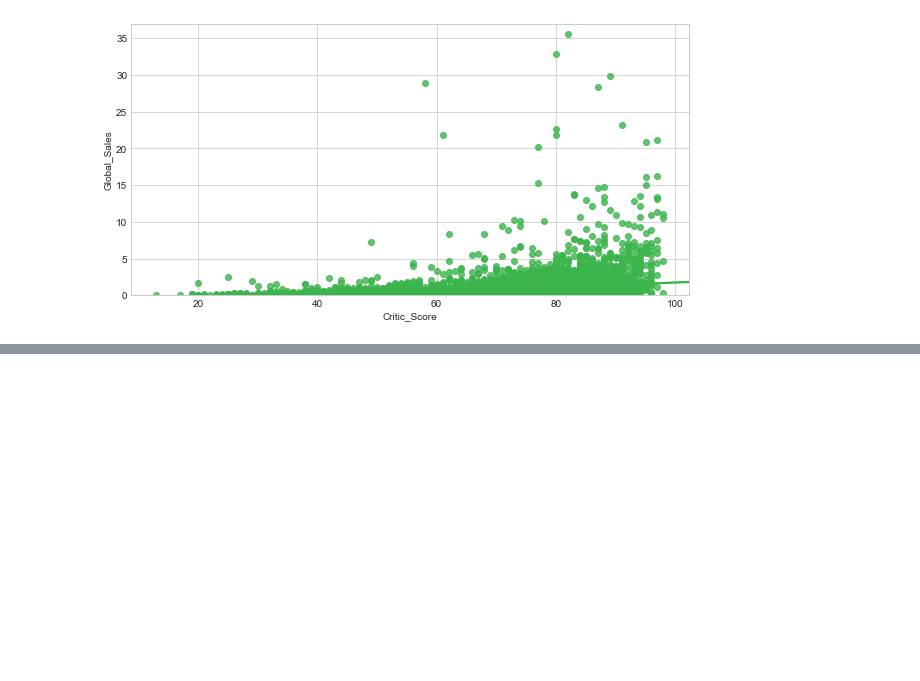
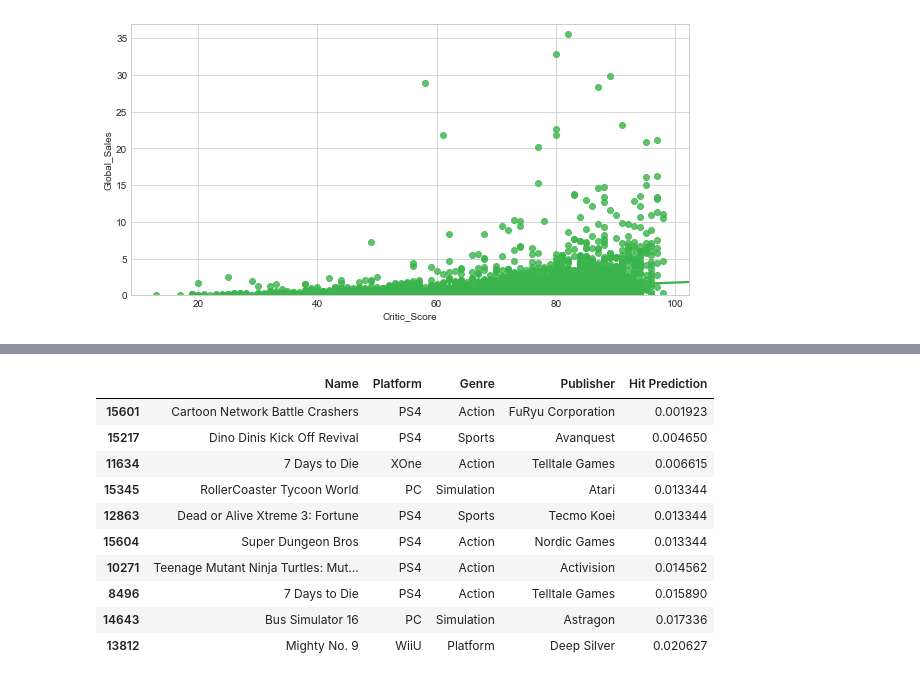
Before and after one commit to ashleyna94/videogames-app, a Jupyter notebook: videogames/MachineLearning.ipynb, the cells around one changed output, grey strips where cells are left out. Cells and saved outputs as stored; diff of their text form; code cells hidden in the pictures; blank space fills up the shorter version.

```diff
--- a/videogames/MachineLearning.ipynb
+++ b/videogames/MachineLearning.ipynb
@@ -117,0 +243,14 @@ plt.show()
+# %%
+predict_test_df2[:-11:-1]
+# %% [output]
+|  | Name | Platform | Genre | Publisher | Hit Prediction |
+| 15601 | Cartoon Network Battle Crashers | PS4 | Action | FuRyu Corporation | 0.001923 |
+| 15217 | Dino Dinis Kick Off Revival | PS4 | Sports | Avanquest | 0.004650 |
+| 11634 | 7 Days to Die | XOne | Action | Telltale Games | 0.006615 |
+| 15345 | RollerCoaster Tycoon World | PC | Simulation | Atari | 0.013344 |
+| 12863 | Dead or Alive Xtreme 3: Fortune | PS4 | Sports | Tecmo Koei | 0.013344 |
+| 15604 | Super Dungeon Bros | PS4 | Action | Nordic Games | 0.013344 |
+| 10271 | Teenage Mutant Ninja Turtles: Mut... | PS4 | Action | Activision | 0.014562 |
+| 8496 | 7 Days to Die | PS4 | Action | Telltale Games | 0.015890 |
+| 14643 | Bus Simulator 16 | PC | Simulation | Astragon | 0.017336 |
+| 13812 | Mighty No. 9 | WiiU | Platform | Deep Silver | 0.020627 |
```
Also changed, not shown: parts of 27 cells of this notebook.
